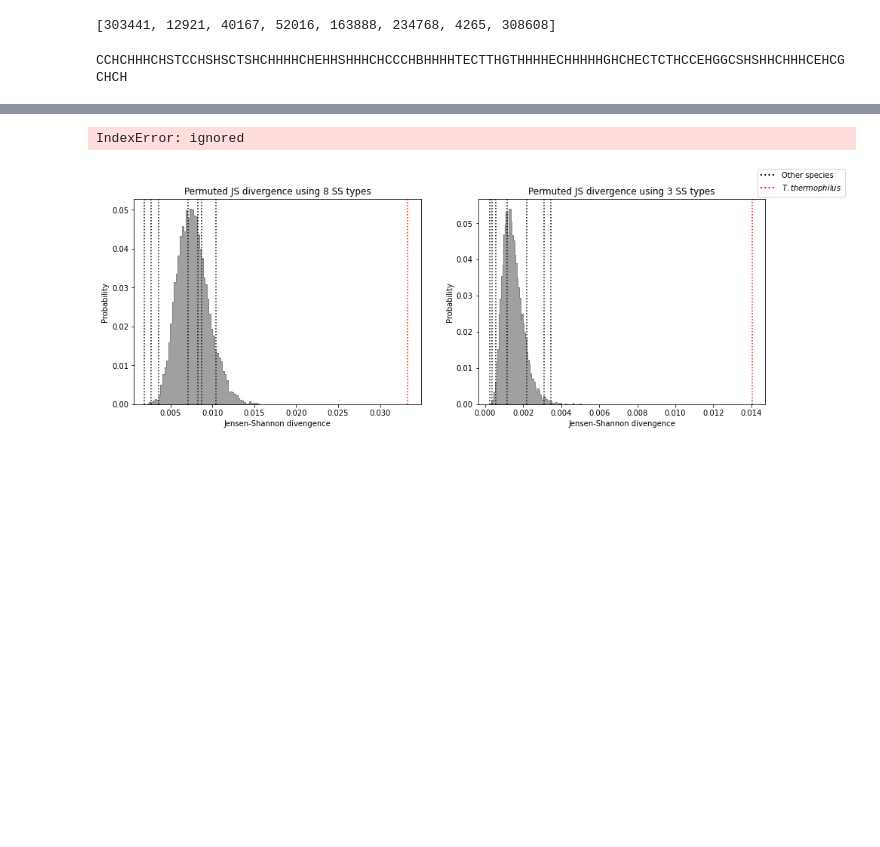
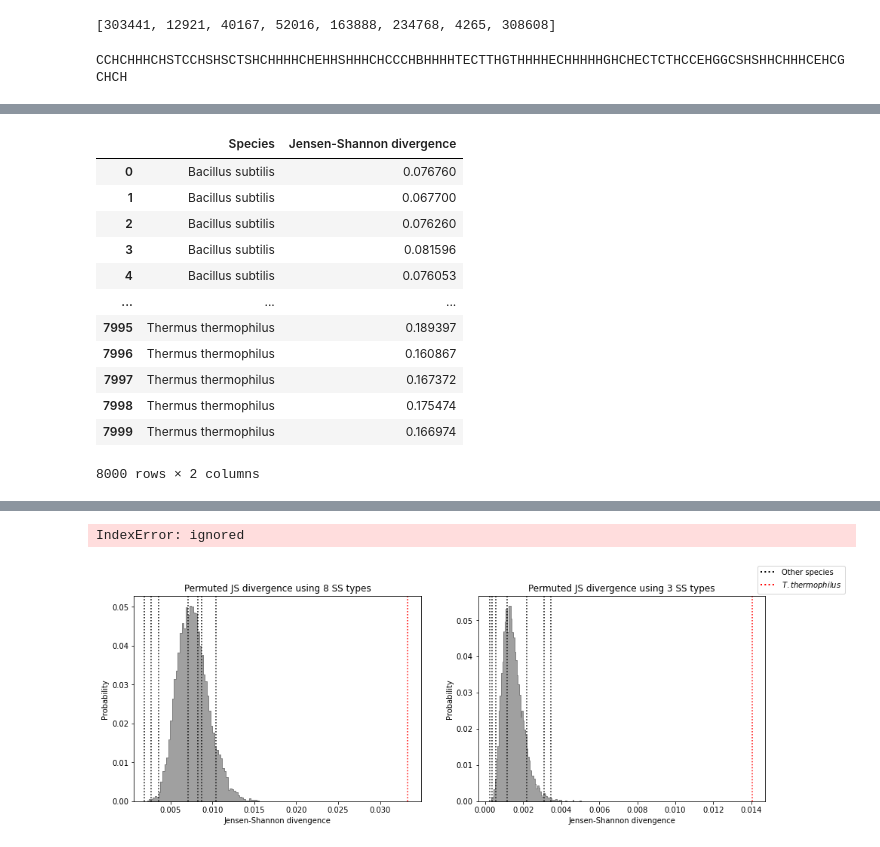
Before and after one commit to alibekk93/project-protein_folding_distances, a Jupyter notebook: SS_and_expression_systems_noFilter.ipynb, the cells around one changed output, grey strips where cells are left out. Cells and saved outputs as stored; diff of their text form; code cells hidden in the pictures; blank space fills up the shorter version.

```diff
--- a/SS_and_expression_systems_noFilter.ipynb
+++ b/SS_and_expression_systems_noFilter.ipynb
@@ -705,0 +721,16 @@ pd.DataFrame(JSD3_resampled).plot(kind='box')
+# %%
+data
+# %% [output]
+|  | Species | Jensen-Shannon divergence |
+| 0 | Bacillus subtilis | 0.076760 |
+| 1 | Bacillus subtilis | 0.067700 |
+| 2 | Bacillus subtilis | 0.076260 |
+| 3 | Bacillus subtilis | 0.081596 |
+| 4 | Bacillus subtilis | 0.076053 |
+| ... | ... | ... |
+| 7995 | Thermus thermophilus | 0.189397 |
+| 7996 | Thermus thermophilus | 0.160867 |
+| 7997 | Thermus thermophilus | 0.167372 |
+| 7998 | Thermus thermophilus | 0.175474 |
+| 7999 | Thermus thermophilus | 0.166974 |
+8000 rows × 2 columns
```
Also changed, not shown: parts of 6 cells of this notebook.
